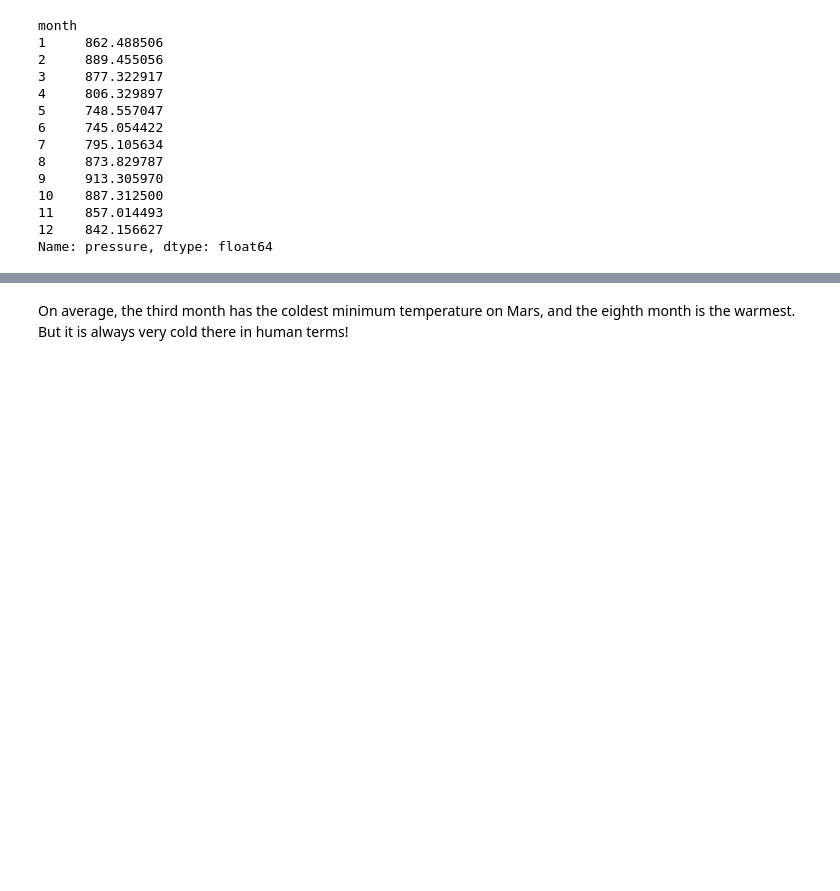
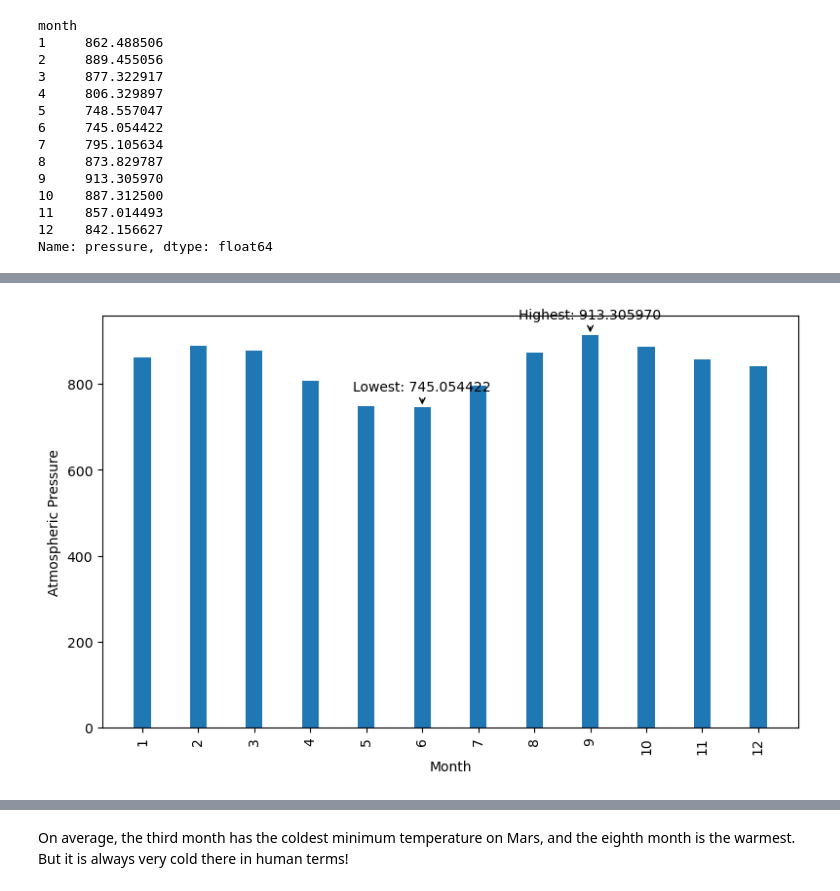
Before and after one commit to aglantzrbc/data-scraping-challenge, a Jupyter notebook: part_2_mars_weather.ipynb, the cells around one changed output, grey strips where cells are left out. Drawn from its saved outputs; the diff is of its cells as text; code cells hidden in the pictures; blank space fills up the shorter version.

```diff
--- a/part_2_mars_weather.ipynb
+++ b/part_2_mars_weather.ipynb
@@ -182,5 +241,8 @@ plt.show()
 # %%
 # 4. Average pressure by Martian month
+group_by_month = mars_weather_df.groupby('month')
+avg_pressure_by_month = group_by_month['pressure'].mean()
+print(avg_pressure_by_month)
 # %% [output]
 month
 1     862.488506
@@ -206,0 +261,32 @@ Name: pressure, dtype: float64
+# %%
+# Plot the average pressure by month
+fig, ax = plt.subplots(figsize=[8, 5])
+bars = ax.bar(avg_pressure_by_month.index, avg_pressure_by_month, width=0.3, color='#1f77b4') # common blue color for visualizations
+plt.xticks(ticks=range(1, 13, 1), rotation=90)
+plt.xlabel('Month')
+plt.ylabel('Atmospheric Pressure')
+plt.tight_layout()
+
+# Find the highest and lowest pressure values
+highest_pressure = avg_pressure_by_month.max()
+lowest_pressure = avg_pressure_by_month.min()
+
+# Annotate the highest pressure
+ax.annotate(f'Highest: {highest_pressure:.6f}', xy=(avg_pressure_by_month.idxmax(), highest_pressure),
+            xytext=(0, 10),
+            textcoords='offset points',
+            ha='center', va='bottom',
+            arrowprops=dict(arrowstyle='->'))
+
+# Annotate the lowest pressure
+ax.annotate(f'Lowest: {lowest_pressure:.6f}', xy=(avg_pressure_by_month.idxmin(), lowest_pressure),
+            xytext=(0, 10),
+            textcoords='offset points',
+            ha='center', va='bottom',
+            arrowprops=dict(arrowstyle='->'))
+
+# Save the plot as a PNG file
+plt.savefig("Resources/mars_average_pressure_by_month.png", dpi=300)
+plt.show()
+# %% [output]
+[figure, added]
```
Also changed, not shown: parts of 14 cells of this notebook, 5 other files.
